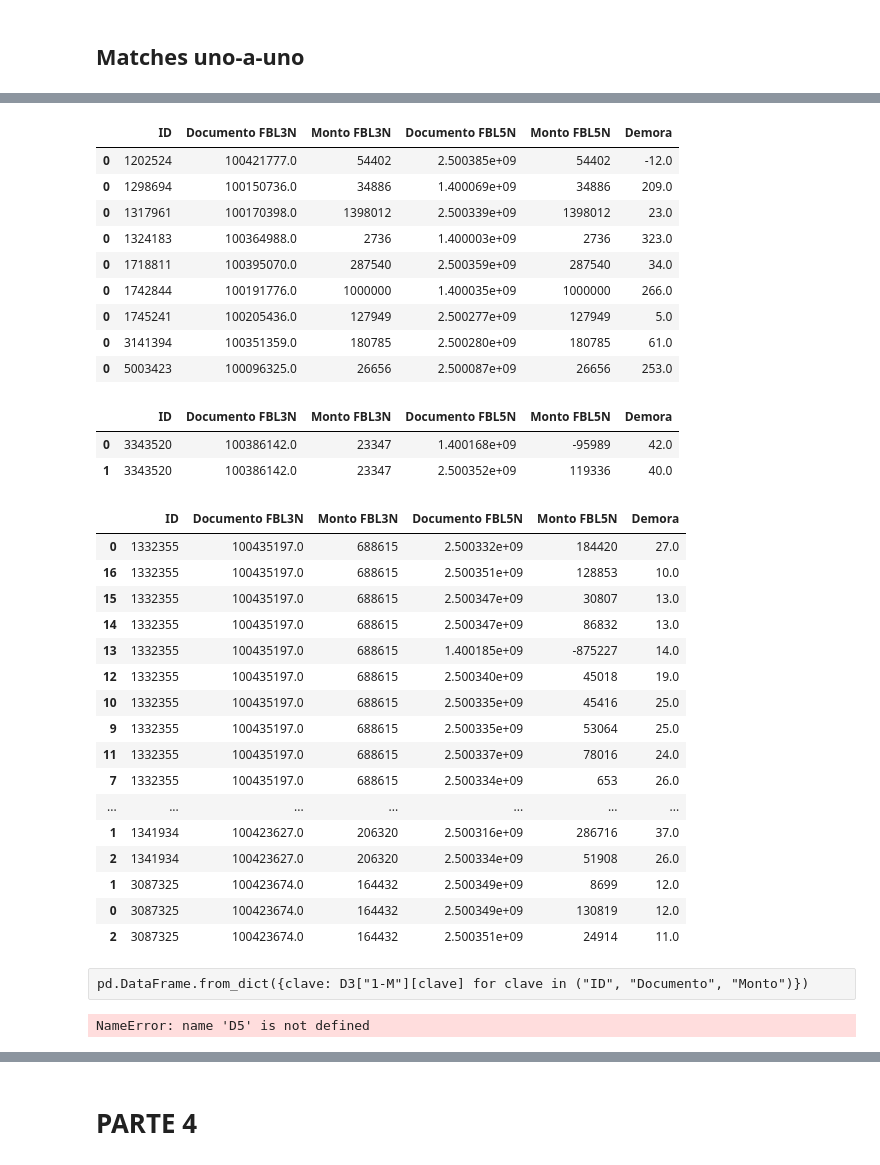
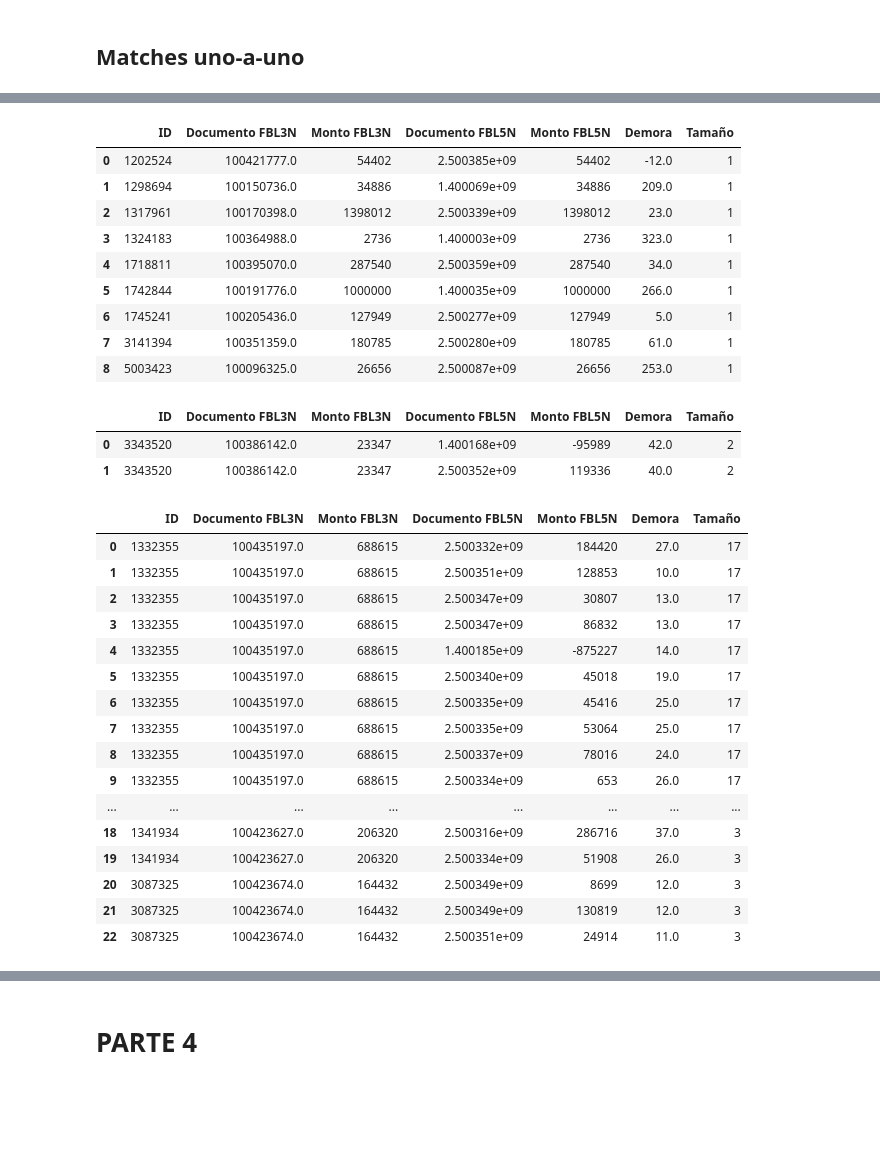
Before and after one commit to camipozas/facturacion_dimerc, a Jupyter notebook: notebook.ipynb, the cells around one changed output, grey strips where cells are left out. Saved outputs shown, nothing was run; the diff lists cells and outputs as text; code cells hidden in the pictures; blank space fills up the shorter version.

```diff
--- a/notebook.ipynb
+++ b/notebook.ipynb
@@ -102,23 +131,25 @@ for ID in D["1-1"]:
         "Documento FBL5N": datos["doc5"],
         "Monto FBL5N": datos["mon5"],
         "Demora": datos["dem5"],
+        "Tamaño": datos["doc5"].size
     }
     df = pd.DataFrame.from_dict(df)
     DF["1-1"].append(df)
 
 DF["1-1"] = pd.concat(DF["1-1"])
-DF["1-1"].sort_values(by="ID")
+DF["1-1"] = DF["1-1"].sort_values(by="ID", ignore_index=True)
+DF["1-1"]
 # %% [output]
-|  | ID | Documento FBL3N | Monto FBL3N | Documento FBL5N | Monto FBL5N | Demora |
-| 0 | 1202524 | 100421777.0 | 54402 | 2.500385e+09 | 54402 | -12.0 |
-| 0 | 1298694 | 100150736.0 | 34886 | 1.400069e+09 | 34886 | 209.0 |
-| 0 | 1317961 | 100170398.0 | 1398012 | 2.500339e+09 | 1398012 | 23.0 |
-| 0 | 1324183 | 100364988.0 | 2736 | 1.400003e+09 | 2736 | 323.0 |
-| 0 | 1718811 | 100395070.0 | 287540 | 2.500359e+09 | 287540 | 34.0 |
-| 0 | 1742844 | 100191776.0 | 1000000 | 1.400035e+09 | 1000000 | 266.0 |
-| 0 | 1745241 | 100205436.0 | 127949 | 2.500277e+09 | 127949 | 5.0 |
-| 0 | 3141394 | 100351359.0 | 180785 | 2.500280e+09 | 180785 | 61.0 |
-| 0 | 5003423 | 100096325.0 | 26656 | 2.500087e+09 | 26656 | 253.0 |
+|  | ID | Documento FBL3N | Monto FBL3N | Documento FBL5N | Monto FBL5N | Demora | Tamaño |
+| 0 | 1202524 | 100421777.0 | 54402 | 2.500385e+09 | 54402 | -12.0 | 1 |
+| 1 | 1298694 | 100150736.0 | 34886 | 1.400069e+09 | 34886 | 209.0 | 1 |
+| 2 | 1317961 | 100170398.0 | 1398012 | 2.500339e+09 | 1398012 | 23.0 | 1 |
+| 3 | 1324183 | 100364988.0 | 2736 | 1.400003e+09 | 2736 | 323.0 | 1 |
+| 4 | 1718811 | 100395070.0 | 287540 | 2.500359e+09 | 287540 | 34.0 | 1 |
+| 5 | 1742844 | 100191776.0 | 1000000 | 1.400035e+09 | 1000000 | 266.0 | 1 |
+| 6 | 1745241 | 100205436.0 | 127949 | 2.500277e+09 | 127949 | 5.0 | 1 |
+| 7 | 3141394 | 100351359.0 | 180785 | 2.500280e+09 | 180785 | 61.0 | 1 |
+| 8 | 5003423 | 100096325.0 | 26656 | 2.500087e+09 | 26656 | 253.0 | 1 |
 # %%
 DF["1-T"] = []
 
@@ -132,56 +163,54 @@ for ID in D["1-T"]:
         "Documento FBL5N": datos["doc5"],
         "Monto FBL5N": datos["mon5"],
         "Demora": datos["dem5"],
+        "Tamaño": datos["doc5"].size
     }
     df = pd.DataFrame.from_dict(df)
     DF["1-T"].append(df)
 
 DF["1-T"] = pd.concat(DF["1-T"])
-DF["1-T"].sort_values(by="ID")
+DF["1-T"] = DF["1-T"].sort_values(by="ID", ignore_index=True)
+DF["1-T"]
 # %% [output]
-|  | ID | Documento FBL3N | Monto FBL3N | Documento FBL5N | Monto FBL5N | Demora |
-| 0 | 3343520 | 100386142.0 | 23347 | 1.400168e+09 | -95989 | 42.0 |
-| 1 | 3343520 | 100386142.0 | 23347 | 2.500352e+09 | 119336 | 40.0 |
+|  | ID | Documento FBL3N | Monto FBL3N | Documento FBL5N | Monto FBL5N | Demora | Tamaño |
+| 0 | 3343520 | 100386142.0 | 23347 | 1.400168e+09 | -95989 | 42.0 | 2 |
+| 1 | 3343520 | 100386142.0 | 23347 | 2.500352e+09 | 119336 | 40.0 | 2 |
 # %%
 DF["1-V"] = []
 
 for ID in D["1-V"]:
     datos = D["1-V"][ID]
     n = datos["doc5"].size
     df = {
         "ID": np.repeat(ID, n),
         "Documento FBL3N": np.repeat(datos["doc3"], n),
         "Monto FBL3N": np.repeat(datos["mon3"], n),
         "Documento FBL5N": datos["doc5"],
         "Monto FBL5N": datos["mon5"],
         "Demora": datos["dem5"],
+        "Tamaño": datos["doc5"].size
     }
     df = pd.DataFrame.from_dict(df)
     DF["1-V"].append(df)
 
 DF["1-V"] = pd.concat(DF["1-V"])
-DF["1-V"].sort_values(by="ID")
+DF["1-V"] = DF["1-V"].sort_values(by="ID", ignore_index=True)
+DF["1-V"]
 # %% [output]
-|  | ID | Documento FBL3N | Monto FBL3N | Documento FBL5N | Monto FBL5N | Demora |
-| 0 | 1332355 | 100435197.0 | 688615 | 2.500332e+09 | 184420 | 27.0 |
-| 16 | 1332355 | 100435197.0 | 688615 | 2.500351e+09 | 128853 | 10.0 |
-| 15 | 1332355 | 100435197.0 | 688615 | 2.500347e+09 | 30807 | 13.0 |
-| 14 | 1332355 | 100435197.0 | 688615 | 2.500347e+09 | 86832 | 13.0 |
-| 13 | 1332355 | 100435197.0 | 688615 | 1.400185e+09 | -875227 | 14.0 |
-| 12 | 1332355 | 100435197.0 | 688615 | 2.500340e+09 | 45018 | 19.0 |
-| 10 | 1332355 | 100435197.0 | 688615 | 2.500335e+09 | 45416 | 25.0 |
-| 9 | 1332355 | 100435197.0 | 688615 | 2.500335e+09 | 53064 | 25.0 |
-| 11 | 1332355 | 100435197.0 | 688615 | 2.500337e+09 | 78016 | 24.0 |
-| 7 | 1332355 | 100435197.0 | 688615 | 2.500334e+09 | 653 | 26.0 |
-| ... | ... | ... | ... | ... | ... | ... |
-| 1 | 1341934 | 100423627.0 | 206320 | 2.500316e+09 | 286716 | 37.0 |
-| 2 | 1341934 | 100423627.0 | 206320 | 2.500334e+09 | 51908 | 26.0 |
-| 1 | 3087325 | 100423674.0 | 164432 | 2.500349e+09 | 8699 | 12.0 |
-| 0 | 3087325 | 100423674.0 | 164432 | 2.500349e+09 | 130819 | 12.0 |
-| 2 | 3087325 | 100423674.0 | 164432 | 2.500351e+09 | 24914 | 11.0 |
+|  | ID | Documento FBL3N | Monto FBL3N | Documento FBL5N | Monto FBL5N | Demora | Tamaño |
+| 0 | 1332355 | 100435197.0 | 688615 | 2.500332e+09 | 184420 | 27.0 | 17 |
+| 1 | 1332355 | 100435197.0 | 688615 | 2.500351e+09 | 128853 | 10.0 | 17 |
+| 2 | 1332355 | 100435197.0 | 688615 | 2.500347e+09 | 30807 | 13.0 | 17 |
+| 3 | 1332355 | 100435197.0 | 688615 | 2.500347e+09 | 86832 | 13.0 | 17 |
+| 4 | 1332355 | 100435197.0 | 688615 | 1.400185e+09 | -875227 | 14.0 | 17 |
+| 5 | 1332355 | 100435197.0 | 688615 | 2.500340e+09 | 45018 | 19.0 | 17 |
+| 6 | 1332355 | 100435197.0 | 688615 | 2.500335e+09 | 45416 | 25.0 | 17 |
+| 7 | 1332355 | 100435197.0 | 688615 | 2.500335e+09 | 53064 | 25.0 | 17 |
+| 8 | 1332355 | 100435197.0 | 688615 | 2.500337e+09 | 78016 | 24.0 | 17 |
+| 9 | 1332355 | 100435197.0 | 688615 | 2.500334e+09 | 653 | 26.0 | 17 |
+| ... | ... | ... | ... | ... | ... | ... | ... |
+| 18 | 1341934 | 100423627.0 | 206320 | 2.500316e+09 | 286716 | 37.0 | 3 |
+| 19 | 1341934 | 100423627.0 | 206320 | 2.500334e+09 | 51908 | 26.0 | 3 |
+| 20 | 3087325 | 100423674.0 | 164432 | 2.500349e+09 | 8699 | 12.0 | 3 |
+| 21 | 3087325 | 100423674.0 | 164432 | 2.500349e+09 | 130819 | 12.0 | 3 |
+| 22 | 3087325 | 100423674.0 | 164432 | 2.500351e+09 | 24914 | 11.0 | 3 |
-# %% [raw]
-pd.DataFrame.from_dict({clave: D3["1-M"][clave] for clave in ("ID", "Documento", "Monto")})
-# %%
-pd.DataFrame.from_dict({clave: D5["1-M"][clave] for clave in ("ID", "Documento", "Monto", "Demora")})
-# %% [output]
-NameError: name 'D5' is not defined
```
Also changed, not shown: parts of 6 cells of this notebook, 1 other file.
